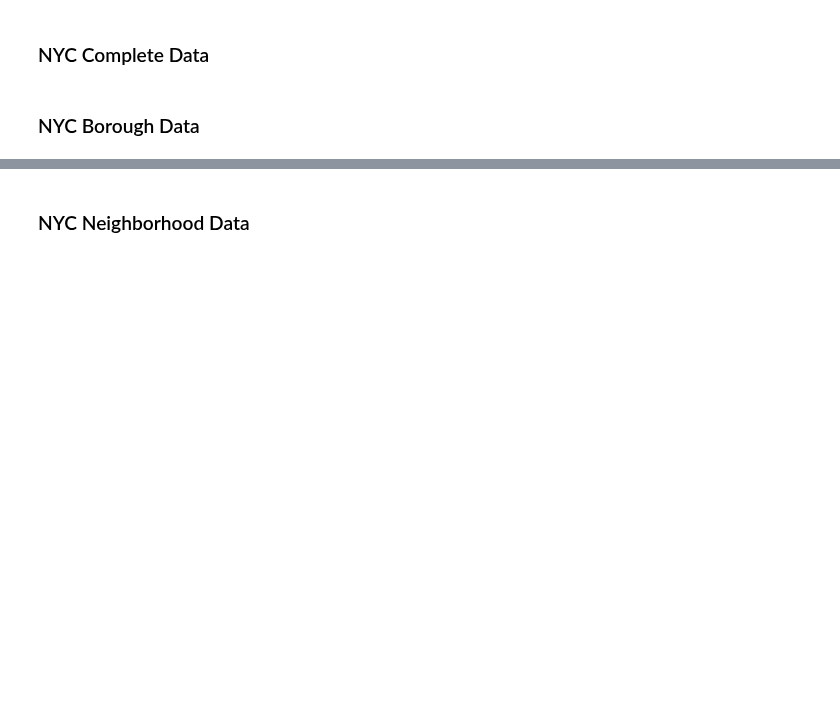
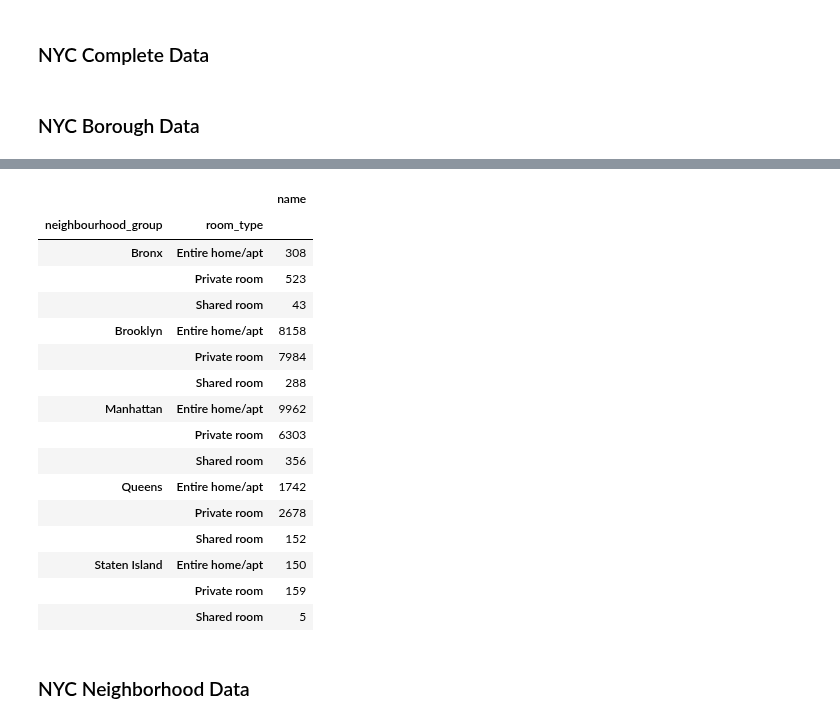
Before and after one commit to mjknj18/2019-NYC-Airbnb-Property-Data-Analysis, a Jupyter notebook: 2019_NYC_Airbnb_Property_Data_Analysis_Main.ipynb, the cells around one changed output, grey strips where cells are left out. Drawn from its saved outputs; the diff is of its cells as text; code cells hidden in the pictures; blank space fills up the shorter version.

```diff
--- a/2019_NYC_Airbnb_Property_Data_Analysis_Main.ipynb
+++ b/2019_NYC_Airbnb_Property_Data_Analysis_Main.ipynb
@@ -137,0 +172,22 @@ cleaned_data
+# %%
+gb_borough = each_borough_df.groupby(['neighbourhood_group','room_type'])
+RT_NG = gb_borough.count()
+RT_NG
+# %% [output]
+|  |  | name |
+| neighbourhood_group | room_type |  |
+| Bronx | Entire home/apt | 308 |
+|  | Private room | 523 |
+|  | Shared room | 43 |
+| Brooklyn | Entire home/apt | 8158 |
+|  | Private room | 7984 |
+|  | Shared room | 288 |
+| Manhattan | Entire home/apt | 9962 |
+|  | Private room | 6303 |
+|  | Shared room | 356 |
+| Queens | Entire home/apt | 1742 |
+|  | Private room | 2678 |
+|  | Shared room | 152 |
+| Staten Island | Entire home/apt | 150 |
+|  | Private room | 159 |
+|  | Shared room | 5 |
```
Also changed, not shown: parts of 3 cells of this notebook.
